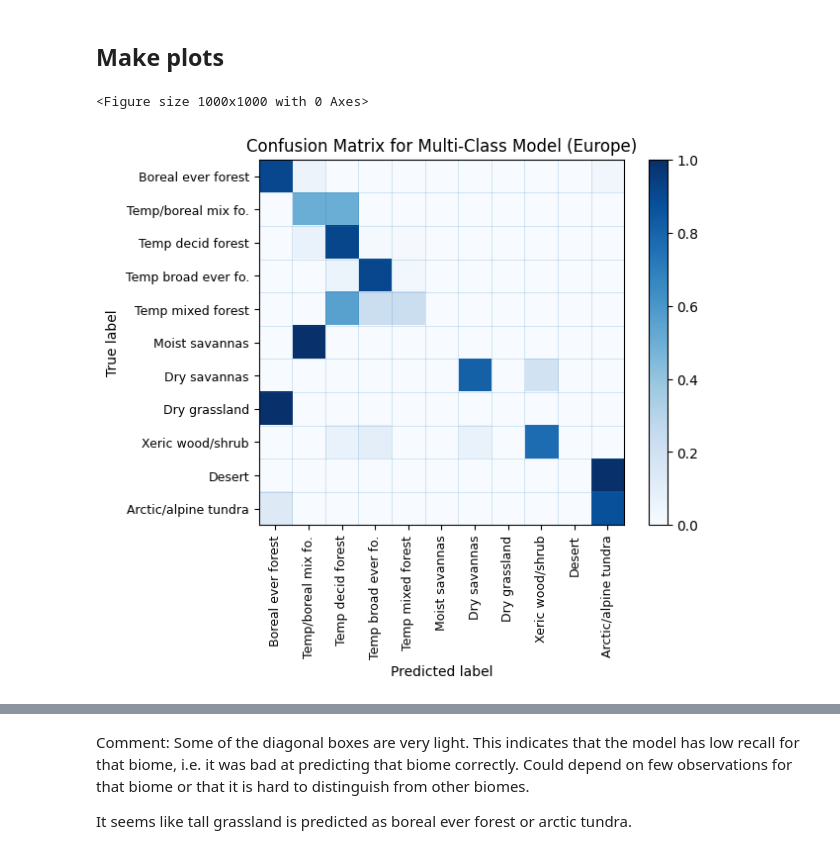
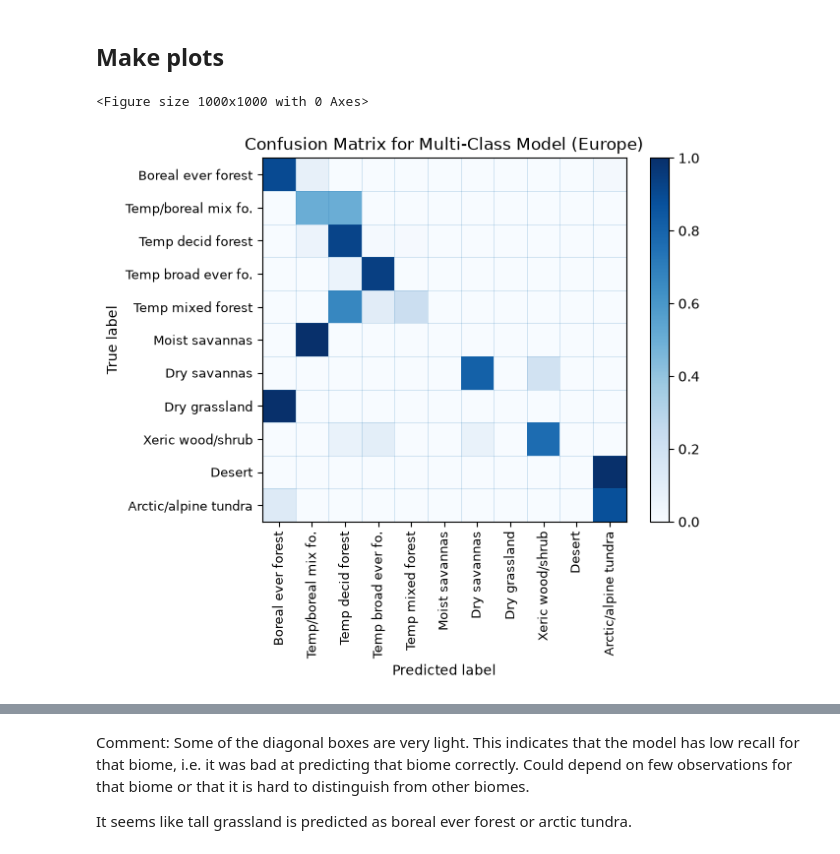
Before and after one commit to AndreaRaaschou/BERN01, a Jupyter notebook: biome_project/Orsi/main_copy_O.ipynb, the cells around one changed output, grey strips where cells are left out. Drawn from its saved outputs; the diff is of its cells as text; code cells hidden in the pictures.

Commit message:
fix multi class model europe selection and remove median features

```diff
--- a/biome_project/Orsi/main_copy_O.ipynb
+++ b/biome_project/Orsi/main_copy_O.ipynb
@@ -502,10 +502,7 @@ train the model, the validation set to tune hyperparameters, and the test set to
 model performance.
 # %%
 # Make new df with only european countries
-europe_df = merged_df.filter(pl.col("ISO3_grid").is_in([
-    "AUT", "BEL", "BGR", "HRV", "CYP", "CZE", "DNK", "EST", "FIN", "FRA", "DEU", "GRC",
-    "HUN", "ISL", "IRL", "ITA", "LVA", "LTU", "LUX", "MLT", "NLD", "POL", "PRT", "ROU",
-    "SVK", "SVN", "ESP", "SWE", "GBR"]))
+europe_df = merged_df.filter(pl.col("GFED-region_grid") == 6)
 
 # Remove biome 13 (Mediterranean forest, woodland, and scrub) from the dataset,
 # as it only has one observation in the dataset, which is not enough to train a model on
@@ -691,0 +746,15 @@ These soil features have too small feature importance to be shown in the longer
+# %%
+# Define parameters to test in the grid search
+param_grid = {
+    'n_estimators': [50, 100, 200],
+    'max_depth': [None, 5, 10, 15],
+    'min_samples_leaf': [1, 2, 4]}
+
+cv = StratifiedKFold(n_splits=5, shuffle=True, random_state=1)
+rf = RandomForestClassifier(random_state=1, n_jobs=-1)
+
+# Run grid search to find the best hyperparameters
+grid_search = GridSearchCV(rf, param_grid, cv=cv, scoring="accuracy", n_jobs=-1, verbose=1)
+grid_search.fit(X_train_red, y_train) # use the reduced feature set for the grid search
+print("Best parameters:", grid_search.best_params_)
+print(f"Best CV accuracy: {grid_search.best_score_:.4f}")
@@ -691,0 +765,8 @@ These soil features have too small feature importance to be shown in the longer
+# %%
+# Train a new model with the best hyperparameters found in the grid search
+multi_class2_tuned = grid_search.best_estimator_
+# add printouts on the untuned model for comparison
+print(f"Training accuracy (untuned hyperparameters, medians removed): {multi_class2.score(X_train_red, y_train):.4f}")
+print(f"Test accuracy (untuned hyperparameters, medians removed): {multi_class2.score(X_test_red, y_test):.4f}\n")
+print(f"Training accuracy (tuned hyperparameters, medians removed): {multi_class2_tuned.score(X_train_red, y_train):.4f}")
+print(f"Test accuracy (tuned hyperparameters, medians removed): {multi_class2_tuned.score(X_test_red, y_test):.4f}")
@@ -693,22 +811,22 @@ These soil features have too small feature importance to be shown in the longer
 ## Make plots
 # %%
 # Get the target names for the classes in the model
-model_target_names = [biome_names[i - 1] for i in multi_class.classes_]
+model_target_names = [biome_names[i - 1] for i in multi_class2_tuned.classes_]
 
 # Make confusion matrix for the tuned multi-class model
 plt.figure(figsize=(10, 10))
 disp = ConfusionMatrixDisplay.from_estimator(
-    multi_class, X_test, y_test, display_labels=model_target_names,
+    multi_class2_tuned, X_test_red, y_test, display_labels=model_target_names,
     cmap=plt.cm.Blues, normalize="true", include_values=False)
 disp.ax_.tick_params(axis="both", labelsize=9)
 for i in range(len(model_target_names) + 1):
     disp.ax_.axvline(i - 0.5, linewidth=0.4, alpha=0.3)
     disp.ax_.axhline(i - 0.5, linewidth=0.4, alpha=0.3)
 plt.xticks(rotation=90)
 disp.ax_.set_title("Confusion Matrix for Multi-Class Model (Europe)", fontsize=12)
 plt.show()
 # %% [output]
 <Figure size 1000x1000 with 0 Axes>
-[figure, old version]
+[figure, new version]
 # %%
 # Get the target names for the classes in the model
```
Also changed, not shown: parts of 19 cells of this notebook.
